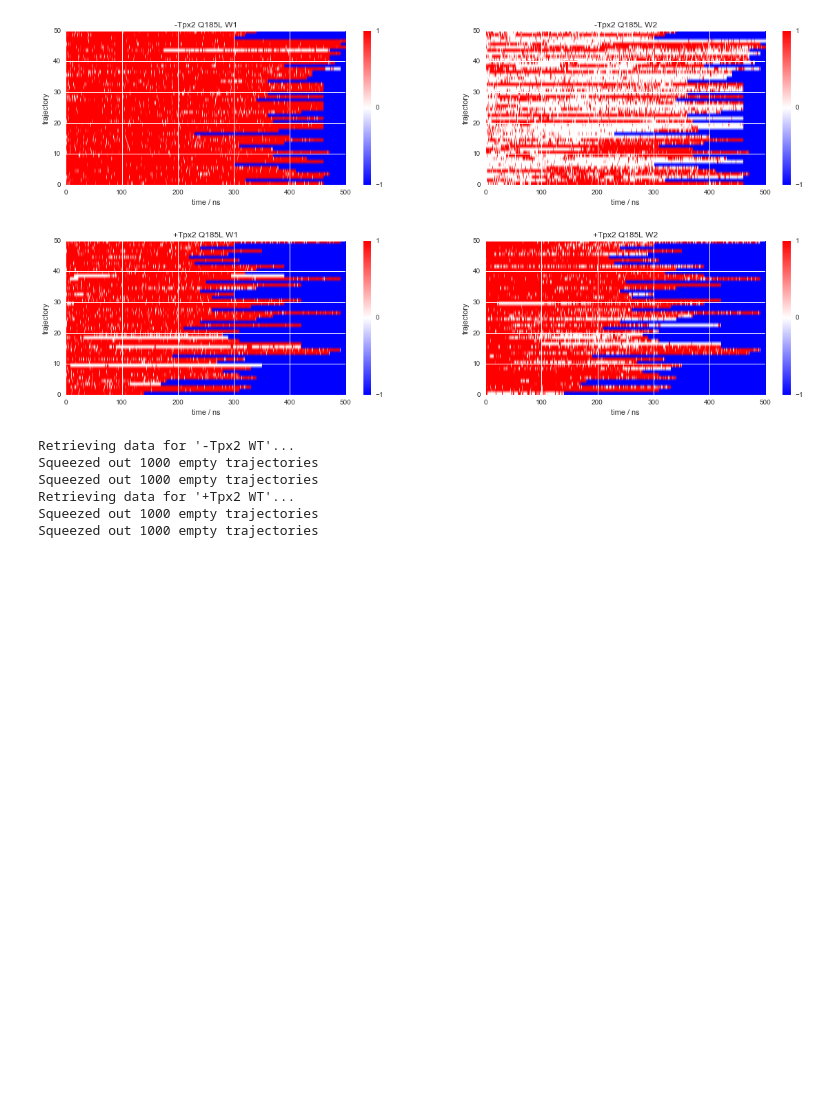
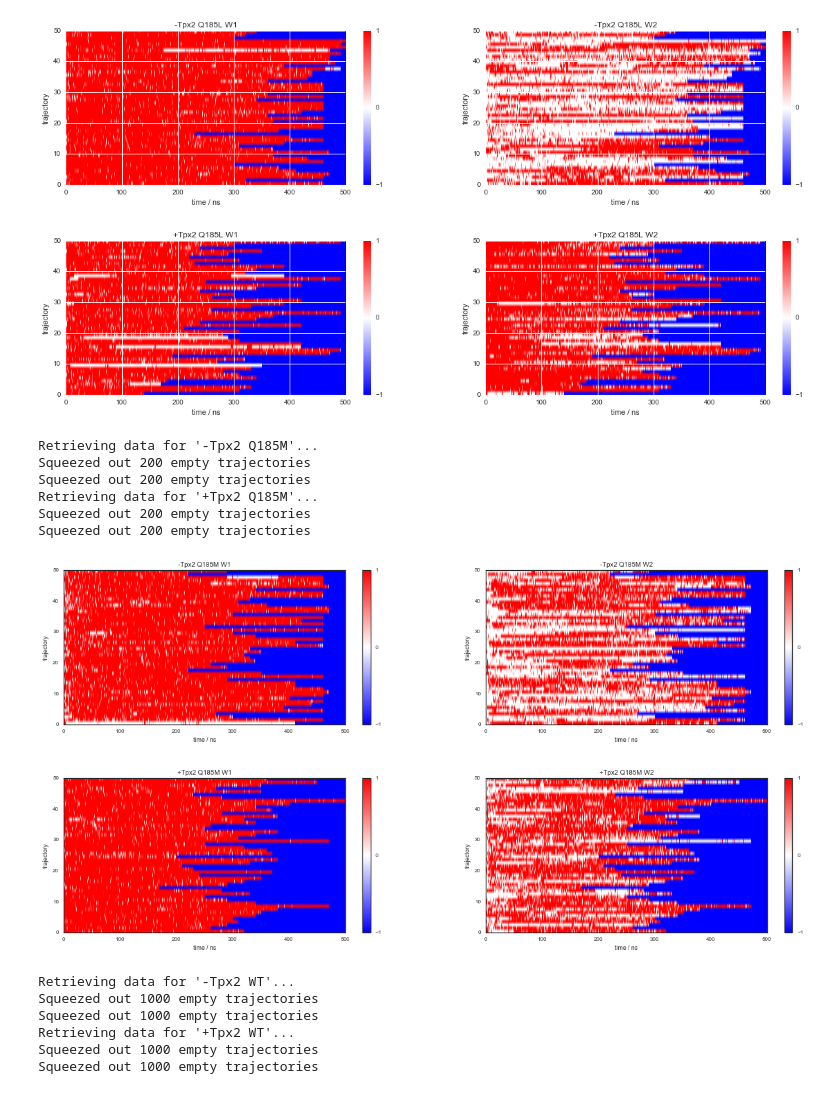
Before and after one commit to choderalab/AURKA_UMN, a Jupyter notebook: analyze/explore-publication-figures.ipynb, the cells around one changed output. Cells and saved outputs as stored; diff of their text form; code cells hidden in the pictures; blank space fills up the shorter version.

```diff
--- a/analyze/explore-publication-figures.ipynb
+++ b/analyze/explore-publication-figures.ipynb
@@ -37,10 +37,12 @@ resid = 185 # residue number used in constructing paths
 simulations = {
     '+Tpx2 WT' : [('11414', 'RUN0'), ('11419', 'RUN0'), ('11419', 'RUN1'), ('11419', 'RUN2'), ('11419', 'RUN3')],
     '+Tpx2 Q185C' : [('11414', 'RUN1')],
-    '+Tpx2 Q185L' : [('11419', 'RUN2')],
+    '+Tpx2 Q185L' : [('11414', 'RUN2')],
+    '+Tpx2 Q185M' : [('11414', 'RUN3')],
     '-Tpx2 WT' : [('11418', 'RUN0'), ('11418', 'RUN1'), ('11418', 'RUN2'), ('11418', 'RUN3'), ('11418', 'RUN4')],
     '-Tpx2 Q185C' : [('11423', 'RUN0')],
     '-Tpx2 Q185L' : [('11423', 'RUN1')],
+    '-Tpx2 Q185M' : [('11423', 'RUN2')],
 }
 
 def squeeze_empty_trajectories(W):
@@ -191,6 +193,18 @@ Squeezed out 200 empty trajectories
 Squeezed out 200 empty trajectories
 [figure]
 [figure]
+# %%
+plot_water_occupancies('-Tpx2 Q185M')
+plot_water_occupancies('+Tpx2 Q185M')
+# %% [output]
+Retrieving data for '-Tpx2 Q185M'...
+Squeezed out 200 empty trajectories
+Squeezed out 200 empty trajectories
+Retrieving data for '+Tpx2 Q185M'...
+Squeezed out 200 empty trajectories
+Squeezed out 200 empty trajectories
+[figure, added]
+[figure, added]
 # %%
 ns_per_frame = 0.250 # nanoseconds per frame
 
```
Also changed, not shown: parts of 5 cells of this notebook.
